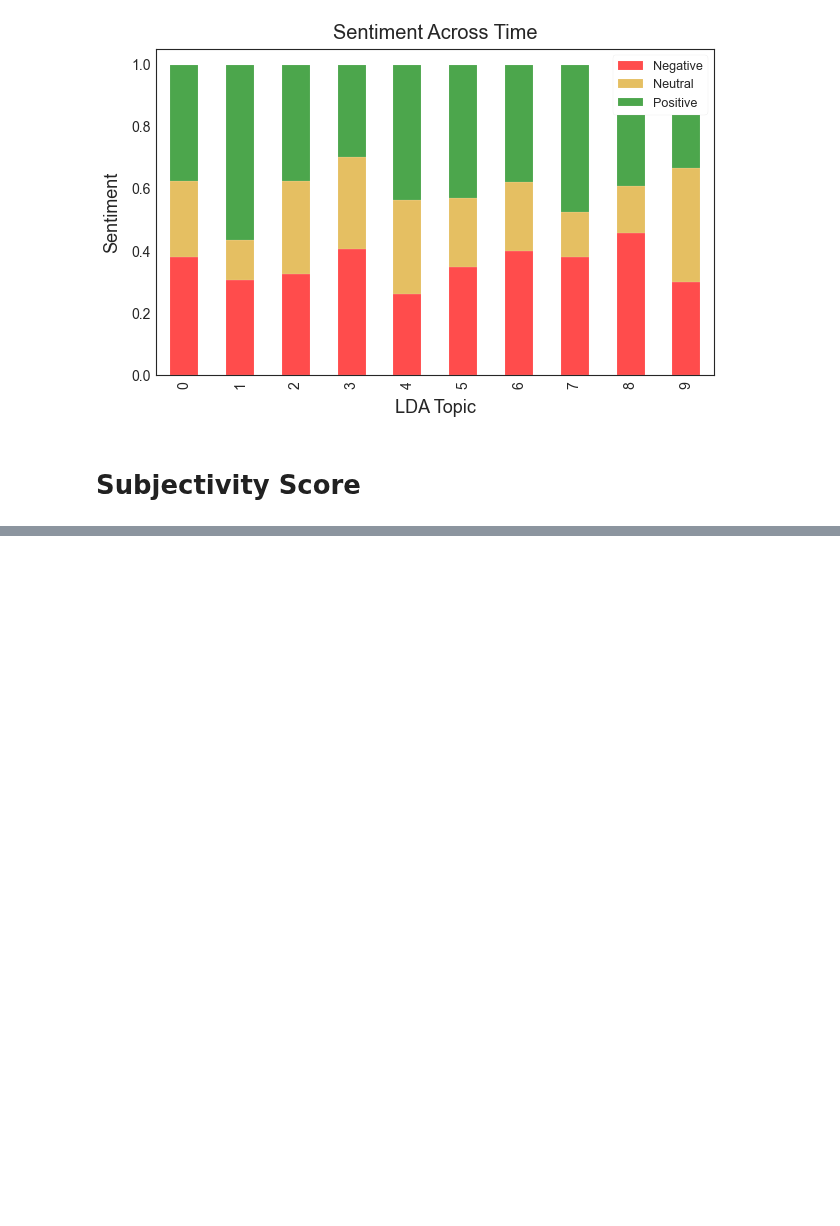
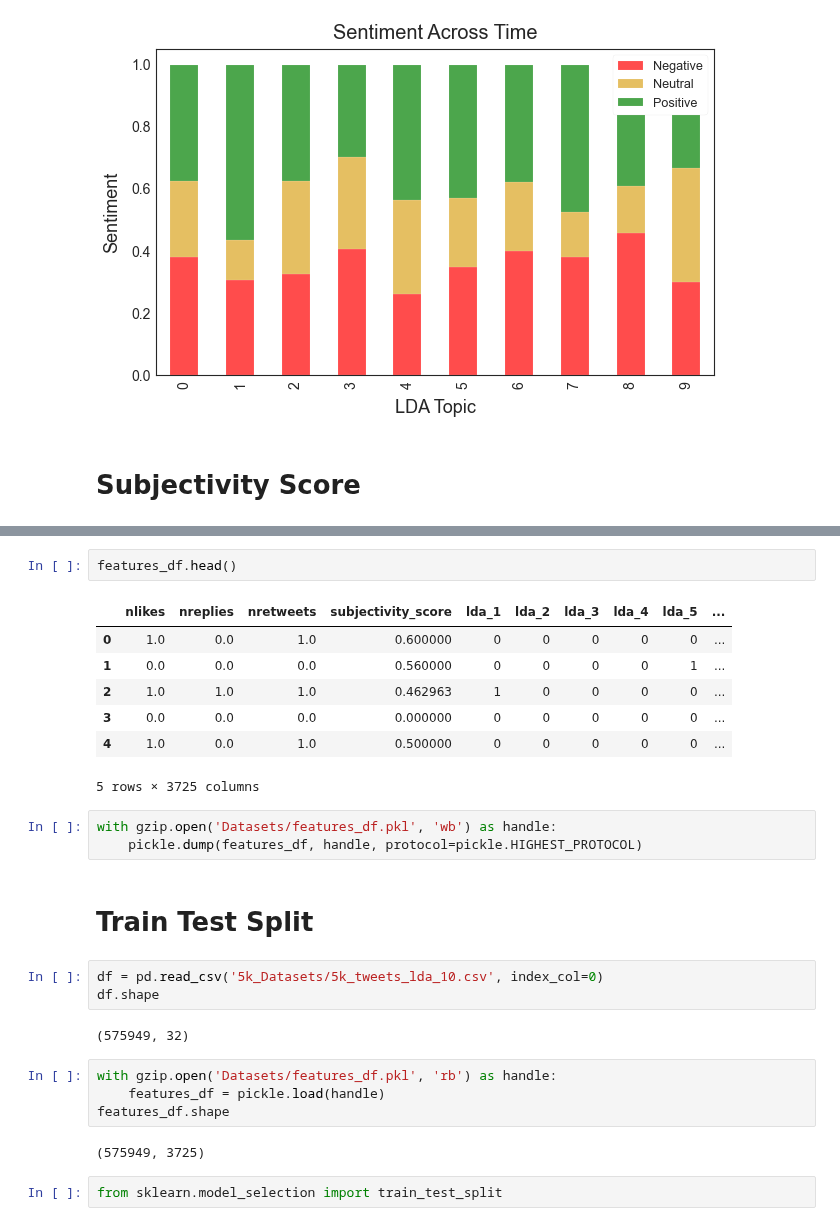
Before and after one commit to p-szymo/twitter-sentiment-analysis, a Jupyter notebook: josh-workbook_COPY.ipynb, the cells around one changed output, grey strips where cells are left out. Cells and saved outputs as stored; diff of their text form; blank space fills up the shorter version.

Commit message:
eda, visualizations, modeling

```diff
--- a/josh-workbook_COPY.ipynb
+++ b/josh-workbook_COPY.ipynb
@@ -497,0 +548,28 @@ df.subjectivity_score.head()
+# %%
+features_df.head()
+# %% [output]
+|  | nlikes | nreplies | nretweets | subjectivity_score | lda_1 | lda_2 | lda_3 | lda_4 | lda_5 | ... |
+| 0 | 1.0 | 0.0 | 1.0 | 0.600000 | 0 | 0 | 0 | 0 | 0 | ... |
+| 1 | 0.0 | 0.0 | 0.0 | 0.560000 | 0 | 0 | 0 | 0 | 1 | ... |
+| 2 | 1.0 | 1.0 | 1.0 | 0.462963 | 1 | 0 | 0 | 0 | 0 | ... |
+| 3 | 0.0 | 0.0 | 0.0 | 0.000000 | 0 | 0 | 0 | 0 | 0 | ... |
+| 4 | 1.0 | 0.0 | 1.0 | 0.500000 | 0 | 0 | 0 | 0 | 0 | ... |
+5 rows × 3725 columns
+# %%
+with gzip.open('Datasets/features_df.pkl', 'wb') as handle:
+    pickle.dump(features_df, handle, protocol=pickle.HIGHEST_PROTOCOL)
+# %% [markdown]
+# Train Test Split
+# %%
+df = pd.read_csv('5k_Datasets/5k_tweets_lda_10.csv', index_col=0)
+df.shape
+# %% [output]
+(575949, 32)
+# %%
+with gzip.open('Datasets/features_df.pkl', 'rb') as handle:
+    features_df = pickle.load(handle)
+features_df.shape
+# %% [output]
+(575949, 3725)
+# %%
+from sklearn.model_selection import train_test_split
```
Also changed, not shown: parts of 38 cells of this notebook, 4 other files.
